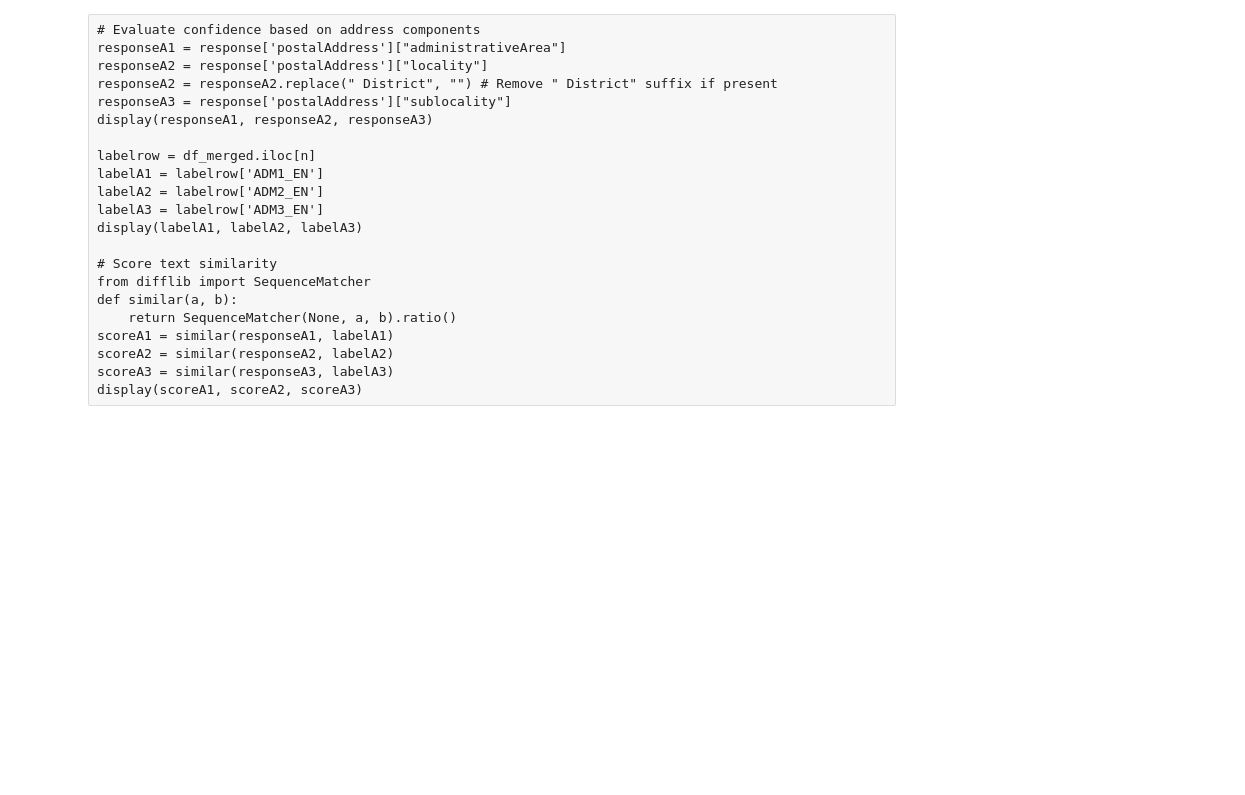
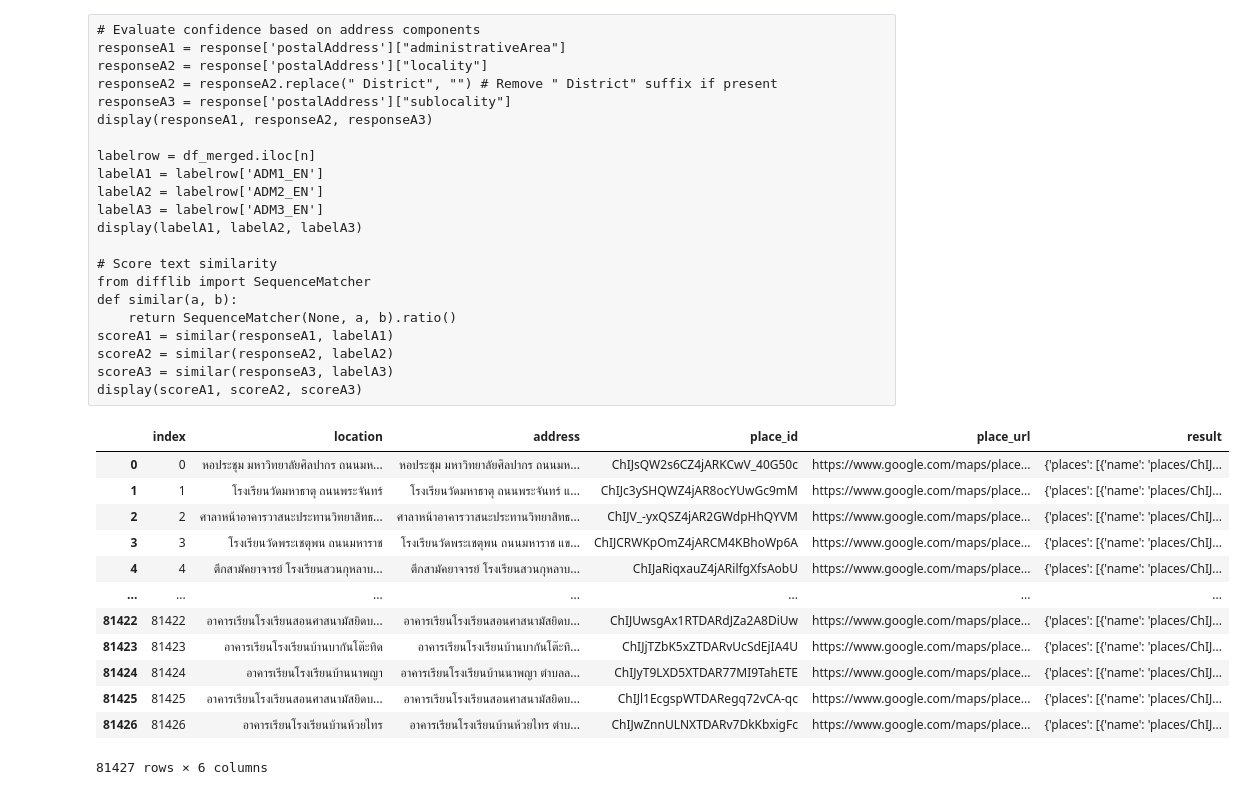
Before and after one commit to thawirasm-j/election-station-66, a Jupyter notebook: geocode_tryout.ipynb, the cells around one changed output. Cells and saved outputs as stored; diff of their text form; code cells hidden in the pictures; blank space fills up the shorter version.

```diff
--- a/geocode_tryout.ipynb
+++ b/geocode_tryout.ipynb
@@ -321,3 +355,23 @@ scoreA1 = similar(responseA1, labelA1)
 scoreA2 = similar(responseA2, labelA2)
 scoreA3 = similar(responseA3, labelA3)
 display(scoreA1, scoreA2, scoreA3)
+# %%
+# Load placeid all chunks
+from glob import glob
+placeid_name = "station66_placeid_chunk_*.csv"
+df_placeid = pd.concat([pd.read_csv(f) for f in sorted(glob(placeid_name))], ignore_index=True)
+df_placeid
+# %% [output]
+|  | index | location | address | place_id | place_url | result |
+| 0 | 0 | หอประชุม มหาวิทยาลัยศิลปากร ถนนมห... | หอประชุม มหาวิทยาลัยศิลปากร ถนนมห... | ChIJsQW2s6CZ4jARKCwV_40G50c | https://www.google.com/maps/place... | {'places': [{'name': 'places/ChIJ... |
+| 1 | 1 | โรงเรียนวัดมหาธาตุ ถนนพระจันทร์ | โรงเรียนวัดมหาธาตุ ถนนพระจันทร์ แ... | ChIJc3ySHQWZ4jAR8ocYUwGc9mM | https://www.google.com/maps/place... | {'places': [{'name': 'places/ChIJ... |
+| 2 | 2 | ศาลาหน้าอาคารวาสนะประทานวิทยาสิทธ... | ศาลาหน้าอาคารวาสนะประทานวิทยาสิทธ... | ChIJV_-yxQSZ4jAR2GWdpHhQYVM | https://www.google.com/maps/place... | {'places': [{'name': 'places/ChIJ... |
+| 3 | 3 | โรงเรียนวัดพระเชตุพน ถนนมหาราช | โรงเรียนวัดพระเชตุพน ถนนมหาราช แข... | ChIJCRWKpOmZ4jARCM4KBhoWp6A | https://www.google.com/maps/place... | {'places': [{'name': 'places/ChIJ... |
+| 4 | 4 | ตึกสามัคยาจารย์ โรงเรียนสวนกุหลาบ... | ตึกสามัคยาจารย์ โรงเรียนสวนกุหลาบ... | ChIJaRiqxauZ4jARilfgXfsAobU | https://www.google.com/maps/place... | {'places': [{'name': 'places/ChIJ... |
+| ... | ... | ... | ... | ... | ... | ... |
+| 81422 | 81422 | อาคารเรียนโรงเรียนสอนศาสนามัสยิดบ... | อาคารเรียนโรงเรียนสอนศาสนามัสยิดบ... | ChIJUwsgAx1RTDARdJZa2A8DiUw | https://www.google.com/maps/place... | {'places': [{'name': 'places/ChIJ... |
+| 81423 | 81423 | อาคารเรียนโรงเรียนบ้านบากันโต๊ะทิด | อาคารเรียนโรงเรียนบ้านบากันโต๊ะทิ... | ChIJjTZbK5xZTDARvUcSdEjIA4U | https://www.google.com/maps/place... | {'places': [{'name': 'places/ChIJ... |
+| 81424 | 81424 | อาคารเรียนโรงเรียนบ้านนาพญา | อาคารเรียนโรงเรียนบ้านนาพญา ตำบลล... | ChIJyT9LXD5XTDAR77MI9TahETE | https://www.google.com/maps/place... | {'places': [{'name': 'places/ChIJ... |
+| 81425 | 81425 | อาคารเรียนโรงเรียนสอนศาสนามัสยิดบ... | อาคารเรียนโรงเรียนสอนศาสนามัสยิดบ... | ChIJl1EcgspWTDARegq72vCA-qc | https://www.google.com/maps/place... | {'places': [{'name': 'places/ChIJ... |
+| 81426 | 81426 | อาคารเรียนโรงเรียนบ้านห้วยไทร | อาคารเรียนโรงเรียนบ้านห้วยไทร ตำบ... | ChIJwZnnULNXTDARv7DkKbxigFc | https://www.google.com/maps/place... | {'places': [{'name': 'places/ChIJ... |
+81427 rows × 6 columns
```
Also changed, not shown: parts of 13 cells of this notebook.
